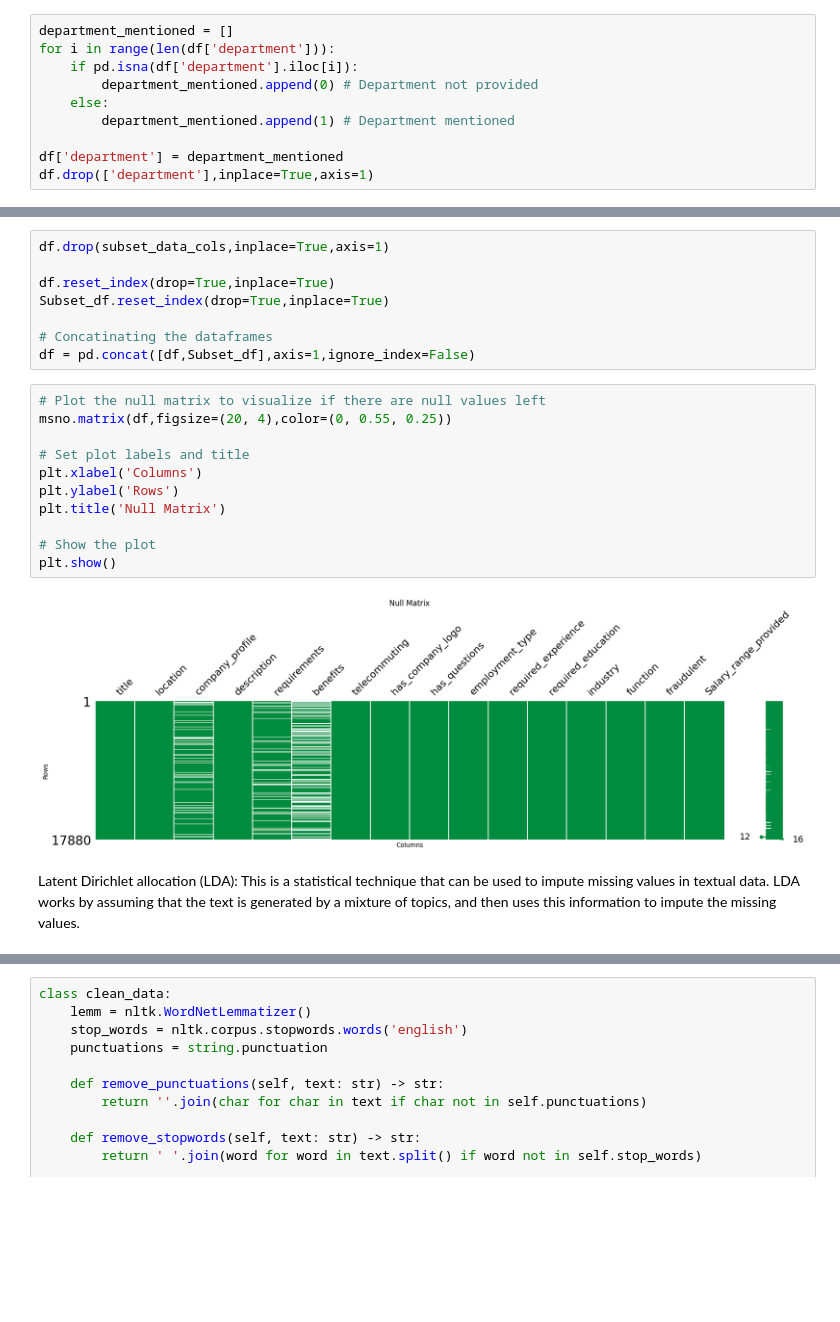
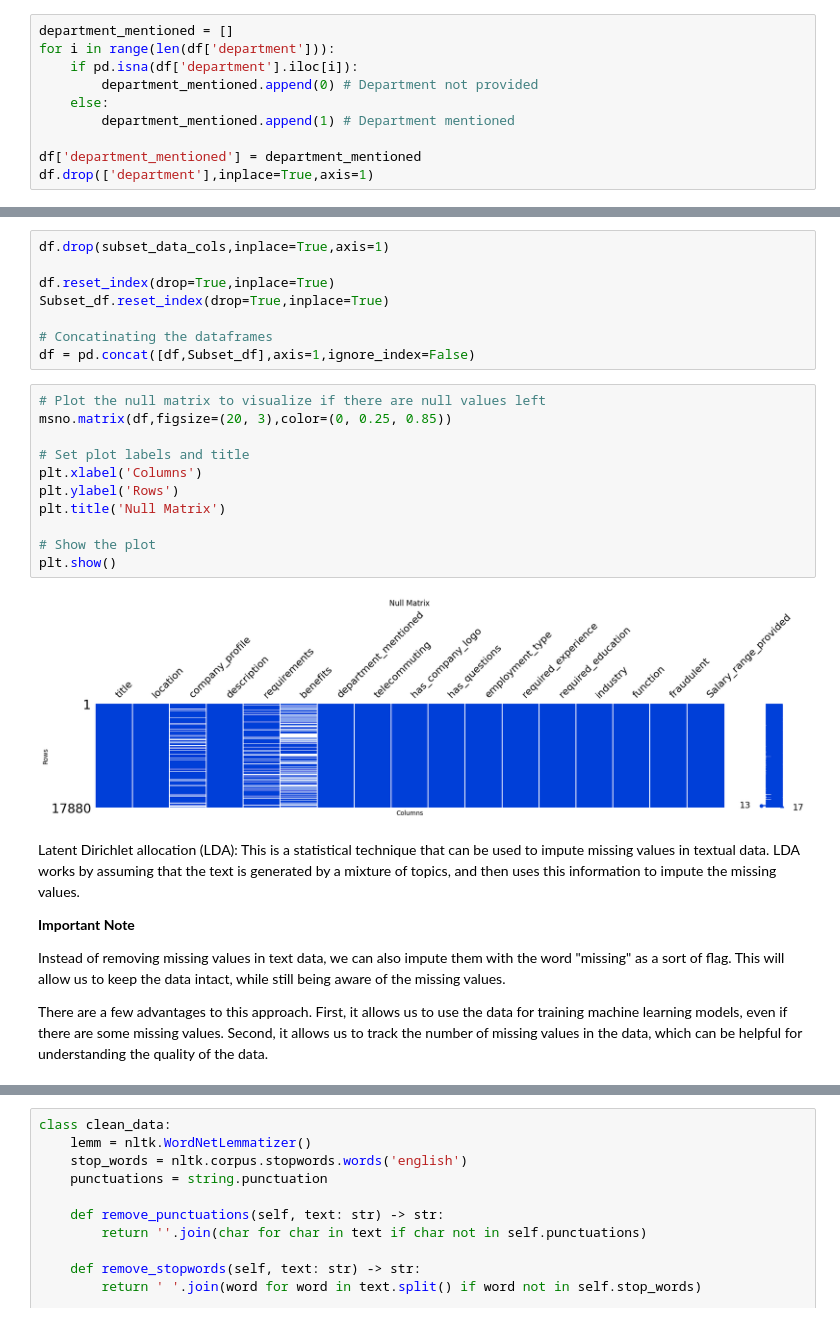
Before and after one commit to yuvraaj2002/Fake-Job-description-detection, a Jupyter notebook: notebook/Code.ipynb, the cells around one changed output, grey strips where cells are left out. Cells and saved outputs as stored; diff of their text form; blank space fills up the shorter version.

Commit message:
Imputed missing values with missing keyword and also cleaned the textual data

```diff
--- a/notebook/Code.ipynb
+++ b/notebook/Code.ipynb
@@ -184,7 +184,7 @@ for i in range(len(df['department'])):
     else:
         department_mentioned.append(1) # Department mentioned
 
-df['department'] = department_mentioned
+df['department_mentioned'] = department_mentioned
 df.drop(['department'],inplace=True,axis=1)
 # %%
 # Let's impute the missing values in the location feature using the mode imputation
@@ -239,16 +239,22 @@ Subset_df.reset_index(drop=True,inplace=True)
 df = pd.concat([df,Subset_df],axis=1,ignore_index=False)
 # %%
 # Plot the null matrix to visualize if there are null values left
-msno.matrix(df,figsize=(20, 4),color=(0, 0.55, 0.25))
+msno.matrix(df,figsize=(20, 3),color=(0, 0.25, 0.85))
 
 # Set plot labels and title
 plt.xlabel('Columns')
 plt.ylabel('Rows')
 plt.title('Null Matrix')
 
 # Show the plot
 plt.show()
 # %% [output]
-[figure, old version]
+[figure, new version]
 # %% [markdown]
 Latent Dirichlet allocation (LDA): This is a statistical technique that can be used to impute missing values in textual data. LDA works by assuming that the text is generated by a mixture of topics, and then uses this information to impute the missing values.
+
+**Important Note**
+
+Instead of removing missing values in text data, we can also impute them with the word "missing" as a sort of flag. This will allow us to keep the data intact, while still being aware of the missing values.
+
+There are a few advantages to this approach. First, it allows us to use the data for training machine learning models, even if there are some missing values. Second, it allows us to track the number of missing values in the data, which can be helpful for understanding the quality of the data.
```
Also changed, not shown: parts of 7 cells of this notebook.
